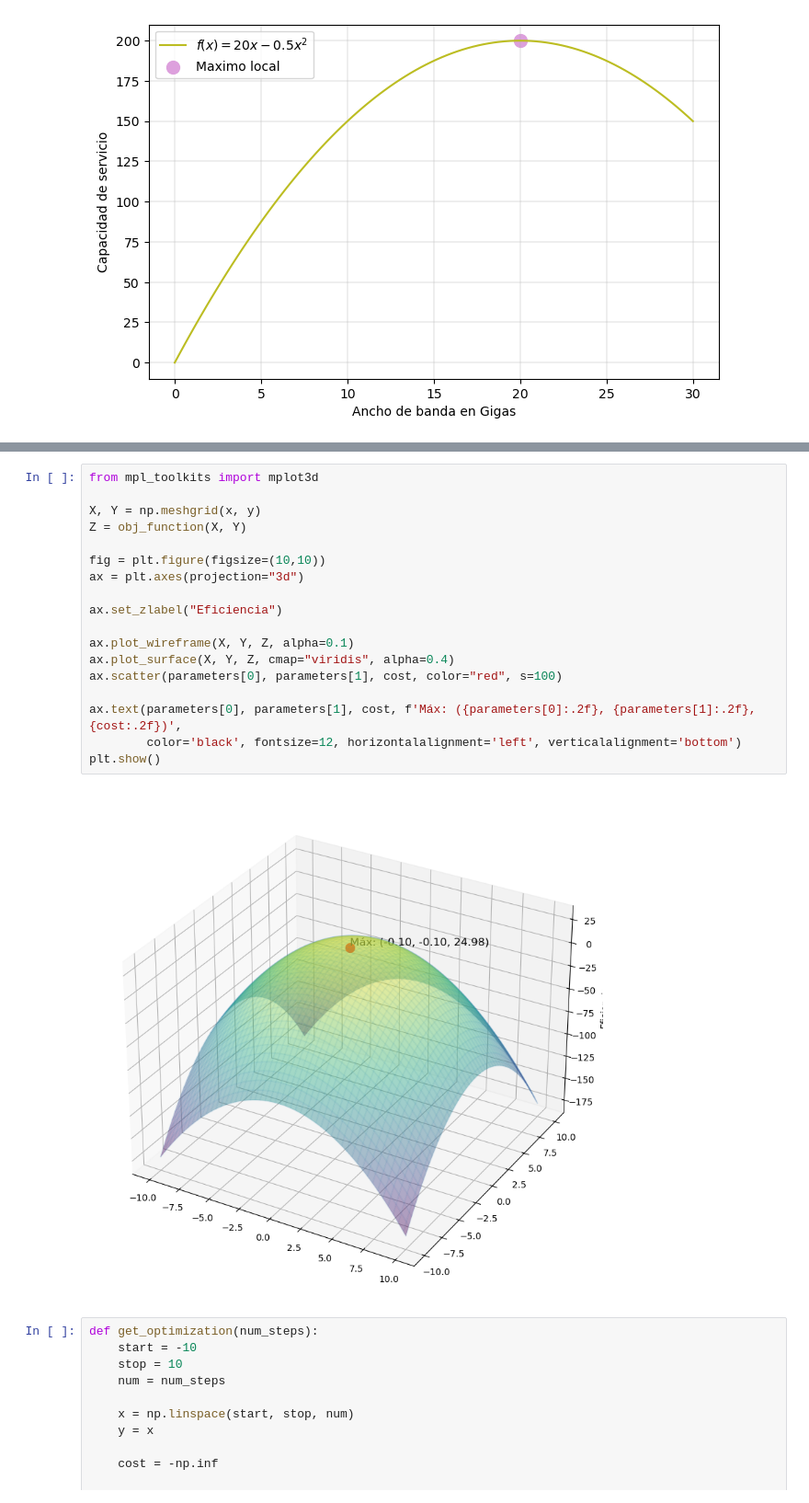
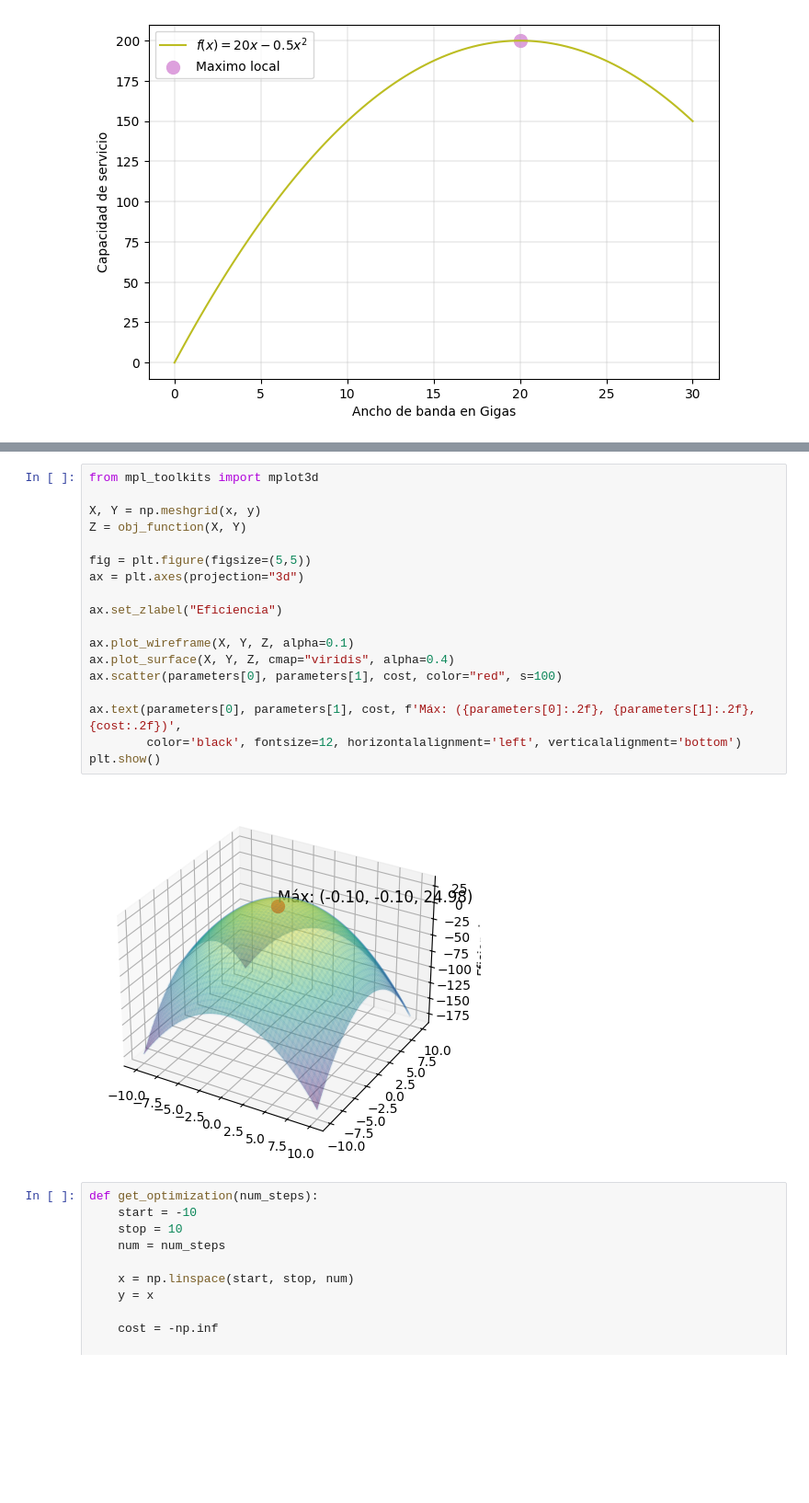
Before and after one commit to kkyouma/optimizacion, a Jupyter notebook: C3/draft.ipynb, the cells around one changed output, grey strips where cells are left out. Shown: that part at 92% size. Saved outputs shown, nothing was run; the diff lists cells and outputs as text; blank space fills up the shorter version.

```diff
--- a/C3/draft.ipynb
+++ b/C3/draft.ipynb
@@ -71,23 +69,23 @@ print(cost, parameters)
 # %%
 from mpl_toolkits import mplot3d
 
 X, Y = np.meshgrid(x, y)
 Z = obj_function(X, Y)
 
-fig = plt.figure(figsize=(10,10))
+fig = plt.figure(figsize=(5,5))
 ax = plt.axes(projection="3d")
 
 ax.set_zlabel("Eficiencia")
 
 ax.plot_wireframe(X, Y, Z, alpha=0.1)
 ax.plot_surface(X, Y, Z, cmap="viridis", alpha=0.4)
 ax.scatter(parameters[0], parameters[1], cost, color="red", s=100)
 
 ax.text(parameters[0], parameters[1], cost, f'Máx: ({parameters[0]:.2f}, {parameters[1]:.2f}, {cost:.2f})',
         color='black', fontsize=12, horizontalalignment='left', verticalalignment='bottom')
 plt.show()
 # %% [output]
-[figure, old version]
+[figure, new version]
 # %%
 def get_optimization(num_steps):
     start = -10
```
Also changed, not shown: parts of 5 cells of this notebook, 10 other files.
